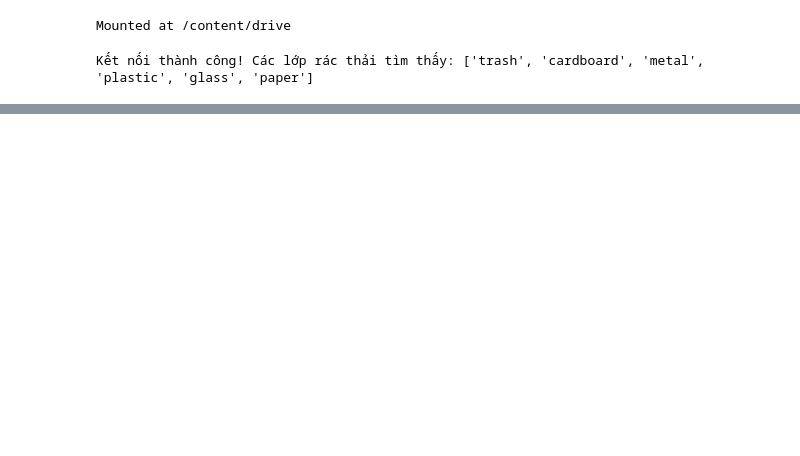
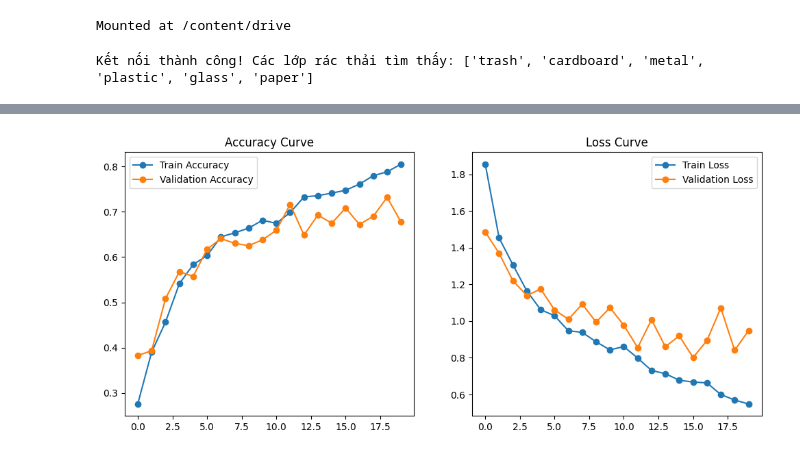
Before and after one commit to thuynguyenhuit/hocsau, a Jupyter notebook: TrashNet_Project/Phan_loai_rac_thai_bang_mo_hinh_CNN.ipynb, the cells around one changed output, grey strips where cells are left out. Saved outputs shown, nothing was run; the diff lists cells and outputs as text; code cells hidden in the pictures; blank space fills up the shorter version.

```diff
--- a/TrashNet_Project/Phan_loai_rac_thai_bang_mo_hinh_CNN.ipynb
+++ b/TrashNet_Project/Phan_loai_rac_thai_bang_mo_hinh_CNN.ipynb
@@ -85,0 +186,8 @@ train_image = train_image / 255.0
+# %%
+model.compile(
+    optimizer='adam',
+
+    loss='sparse_categorical_crossentropy',
+
+    metrics=['accuracy']
+)
@@ -85,0 +219,9 @@ train_image = train_image / 255.0
+# %%
+#Train model
+epochs = 20
+
+history = model.fit(
+    train_ds,
+    validation_data=val_ds,
+    epochs=epochs
+)
@@ -85,0 +254,30 @@ train_image = train_image / 255.0
+# %%
+import matplotlib.pyplot as plt
+
+acc = history.history['accuracy']
+val_acc = history.history['val_accuracy']
+
+loss = history.history['loss']
+val_loss = history.history['val_loss']
+
+epochs_range = range(len(acc))
+
+# Accuracy Curve
+plt.figure(figsize=(12,5))
+
+plt.subplot(1,2,1)
+plt.plot(epochs_range, acc, marker='o', label='Train Accuracy')
+plt.plot(epochs_range, val_acc, marker='o', label='Validation Accuracy')
+plt.legend()
+plt.title('Accuracy Curve')
+
+# Loss Curve
+plt.subplot(1,2,2)
+plt.plot(epochs_range, loss, marker='o', label='Train Loss')
+plt.plot(epochs_range, val_loss, marker='o', label='Validation Loss')
+plt.legend()
+plt.title('Loss Curve')
+
+plt.show()
+# %% [output]
+[figure, added]
```
Also changed, not shown: parts of 10 cells of this notebook.
